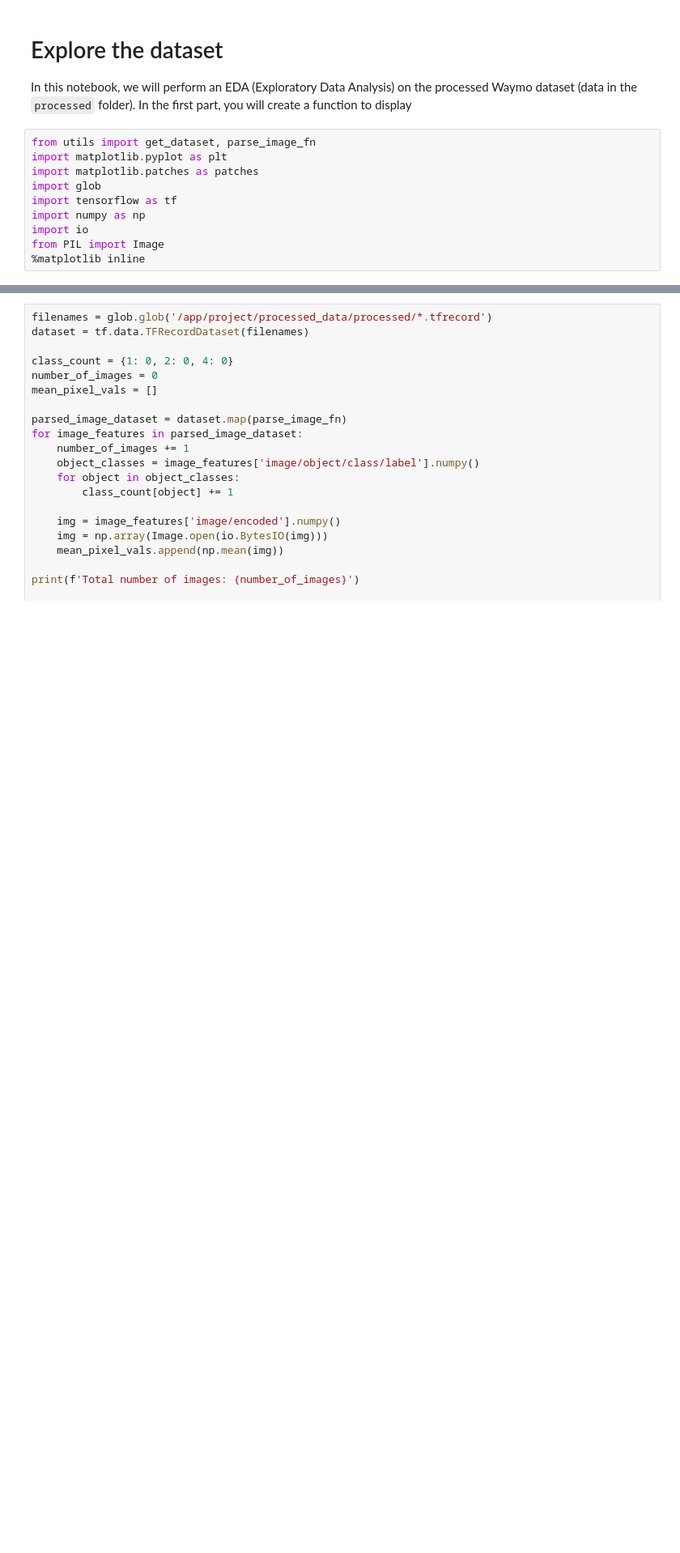
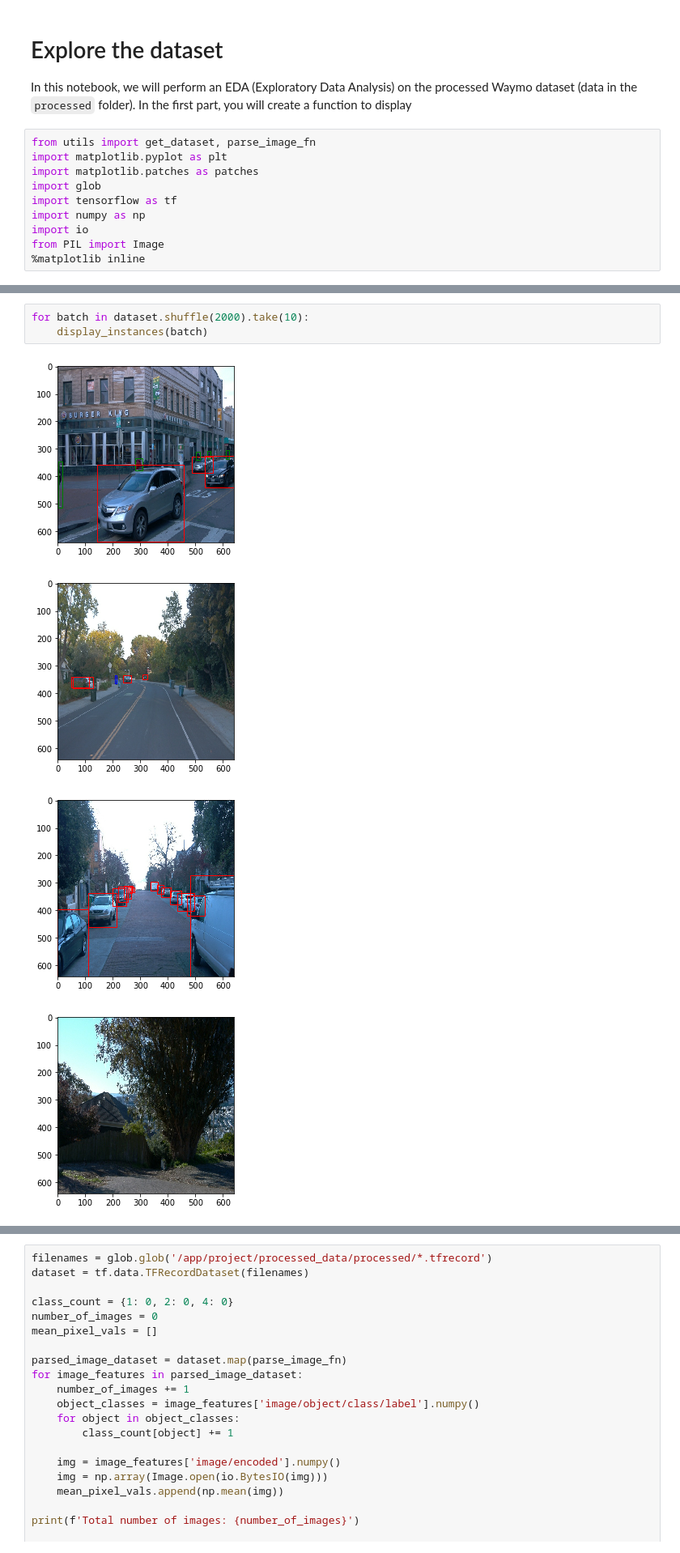
Before and after one commit to udacity/nd013-c1-vision-starter, a Jupyter notebook: Exploratory Data Analysis.ipynb, the cells around one changed output, grey strips where cells are left out. Shown at 81% size. Cells and saved outputs as stored; diff of their text form; blank space fills up the shorter version.

```diff
--- a/Exploratory Data Analysis.ipynb
+++ b/Exploratory Data Analysis.ipynb
@@ -15,0 +63,8 @@ from PIL import Image
+# %%
+for batch in dataset.shuffle(2000).take(10):
+    display_instances(batch)
+# %% [output]
+[figure, added]
+[figure, added]
+[figure, added]
+[figure, added]
```
Also changed, not shown: parts of 17 cells of this notebook.
